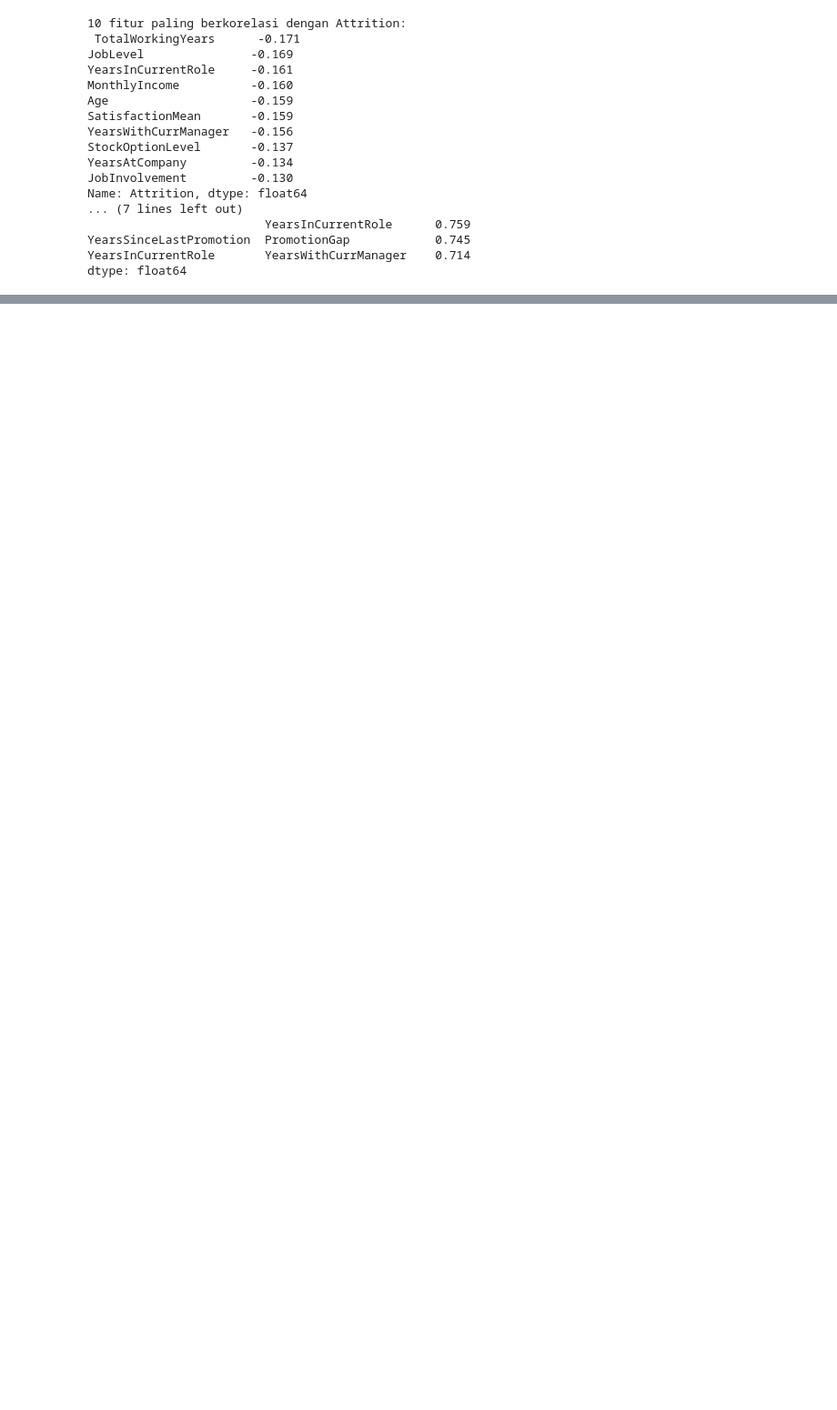
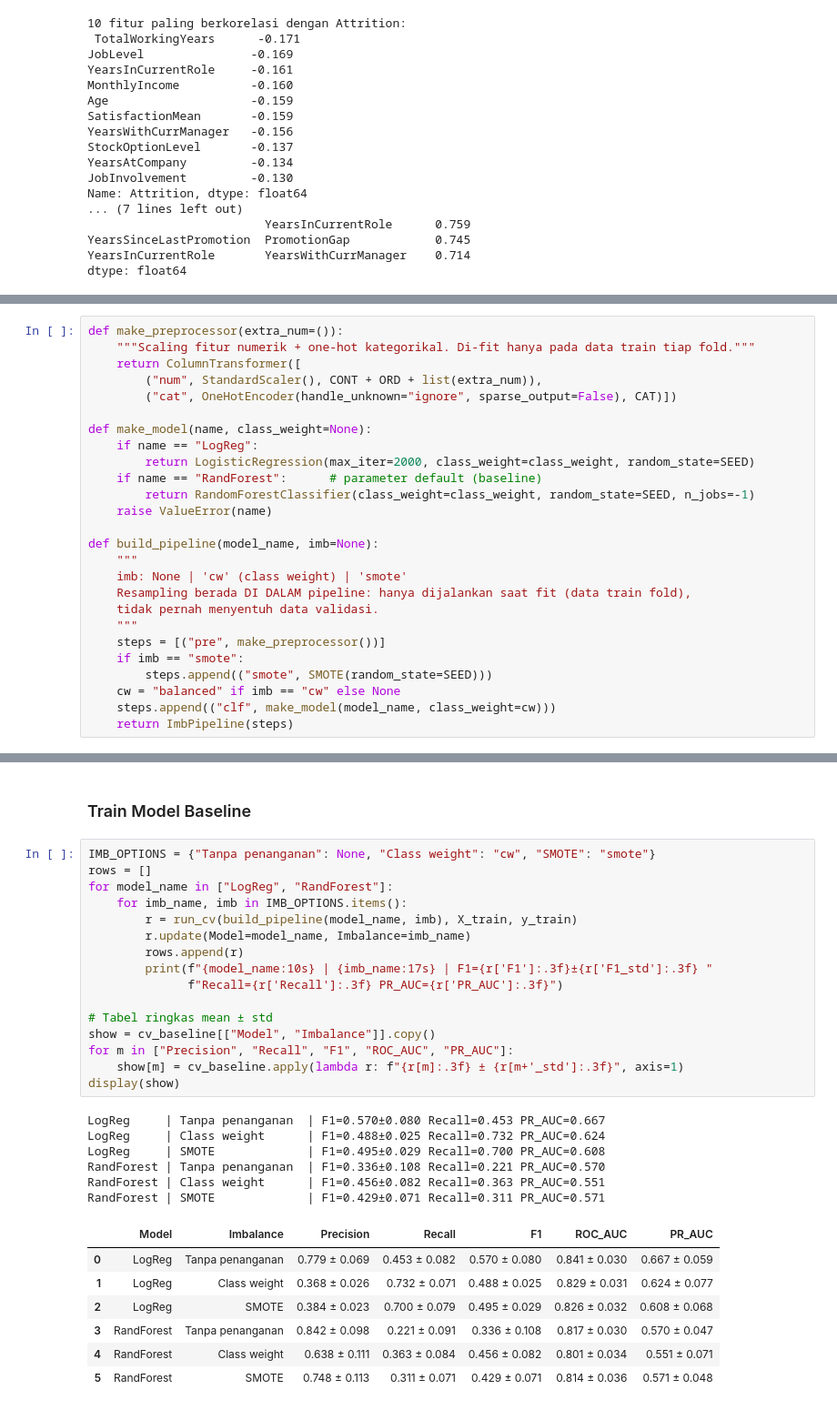
Before and after one commit to manl1/Project-ETS-Machine-Learning, a Jupyter notebook: project-ets.ipynb, the cells around one changed output, grey strips where cells are left out. Shown at 91% size. Drawn from its saved outputs; the diff is of its cells as text; blank space fills up the shorter version.

```diff
--- a/project-ets.ipynb
+++ b/project-ets.ipynb
@@ -203,0 +226,26 @@ dtype: float64
+# %%
+def make_preprocessor(extra_num=()):
+    """Scaling fitur numerik + one-hot kategorikal. Di-fit hanya pada data train tiap fold."""
+    return ColumnTransformer([
+        ("num", StandardScaler(), CONT + ORD + list(extra_num)),
+        ("cat", OneHotEncoder(handle_unknown="ignore", sparse_output=False), CAT)])
+
+def make_model(name, class_weight=None):
+    if name == "LogReg":
+        return LogisticRegression(max_iter=2000, class_weight=class_weight, random_state=SEED)
+    if name == "RandForest":      # parameter default (baseline)
+        return RandomForestClassifier(class_weight=class_weight, random_state=SEED, n_jobs=-1)
+    raise ValueError(name)
+
+def build_pipeline(model_name, imb=None):
+    """
+    imb: None | 'cw' (class weight) | 'smote'
+    Resampling berada DI DALAM pipeline: hanya dijalankan saat fit (data train fold),
+    tidak pernah menyentuh data validasi.
+    """
+    steps = [("pre", make_preprocessor())]
+    if imb == "smote":
+        steps.append(("smote", SMOTE(random_state=SEED)))
+    cw = "balanced" if imb == "cw" else None
+    steps.append(("clf", make_model(model_name, class_weight=cw)))
+    return ImbPipeline(steps)
@@ -203,0 +289,32 @@ dtype: float64
+# %% [markdown]
+### Train Model Baseline
+# %%
+IMB_OPTIONS = {"Tanpa penanganan": None, "Class weight": "cw", "SMOTE": "smote"}
+rows = []
+for model_name in ["LogReg", "RandForest"]:
+    for imb_name, imb in IMB_OPTIONS.items():
+        r = run_cv(build_pipeline(model_name, imb), X_train, y_train)
+        r.update(Model=model_name, Imbalance=imb_name)
+        rows.append(r)
+        print(f"{model_name:10s} | {imb_name:17s} | F1={r['F1']:.3f}±{r['F1_std']:.3f} "
+              f"Recall={r['Recall']:.3f} PR_AUC={r['PR_AUC']:.3f}")
+
+# Tabel ringkas mean ± std
+show = cv_baseline[["Model", "Imbalance"]].copy()
+for m in ["Precision", "Recall", "F1", "ROC_AUC", "PR_AUC"]:
+    show[m] = cv_baseline.apply(lambda r: f"{r[m]:.3f} ± {r[m+'_std']:.3f}", axis=1)
+display(show)
+# %% [output]
+LogReg     | Tanpa penanganan  | F1=0.570±0.080 Recall=0.453 PR_AUC=0.667
+LogReg     | Class weight      | F1=0.488±0.025 Recall=0.732 PR_AUC=0.624
+LogReg     | SMOTE             | F1=0.495±0.029 Recall=0.700 PR_AUC=0.608
+RandForest | Tanpa penanganan  | F1=0.336±0.108 Recall=0.221 PR_AUC=0.570
+RandForest | Class weight      | F1=0.456±0.082 Recall=0.363 PR_AUC=0.551
+RandForest | SMOTE             | F1=0.429±0.071 Recall=0.311 PR_AUC=0.571
+|  | Model | Imbalance | Precision | Recall | F1 | ROC_AUC | PR_AUC |
+| 0 | LogReg | Tanpa penanganan | 0.779 ± 0.069 | 0.453 ± 0.082 | 0.570 ± 0.080 | 0.841 ± 0.030 | 0.667 ± 0.059 |
+| 1 | LogReg | Class weight | 0.368 ± 0.026 | 0.732 ± 0.071 | 0.488 ± 0.025 | 0.829 ± 0.031 | 0.624 ± 0.077 |
+| 2 | LogReg | SMOTE | 0.384 ± 0.023 | 0.700 ± 0.079 | 0.495 ± 0.029 | 0.826 ± 0.032 | 0.608 ± 0.068 |
+| 3 | RandForest | Tanpa penanganan | 0.842 ± 0.098 | 0.221 ± 0.091 | 0.336 ± 0.108 | 0.817 ± 0.030 | 0.570 ± 0.047 |
+| 4 | RandForest | Class weight | 0.638 ± 0.111 | 0.363 ± 0.084 | 0.456 ± 0.082 | 0.801 ± 0.034 | 0.551 ± 0.071 |
+| 5 | RandForest | SMOTE | 0.748 ± 0.113 | 0.311 ± 0.071 | 0.429 ± 0.071 | 0.814 ± 0.036 | 0.571 ± 0.048 |
```
Also changed, not shown: parts of 9 cells of this notebook.
